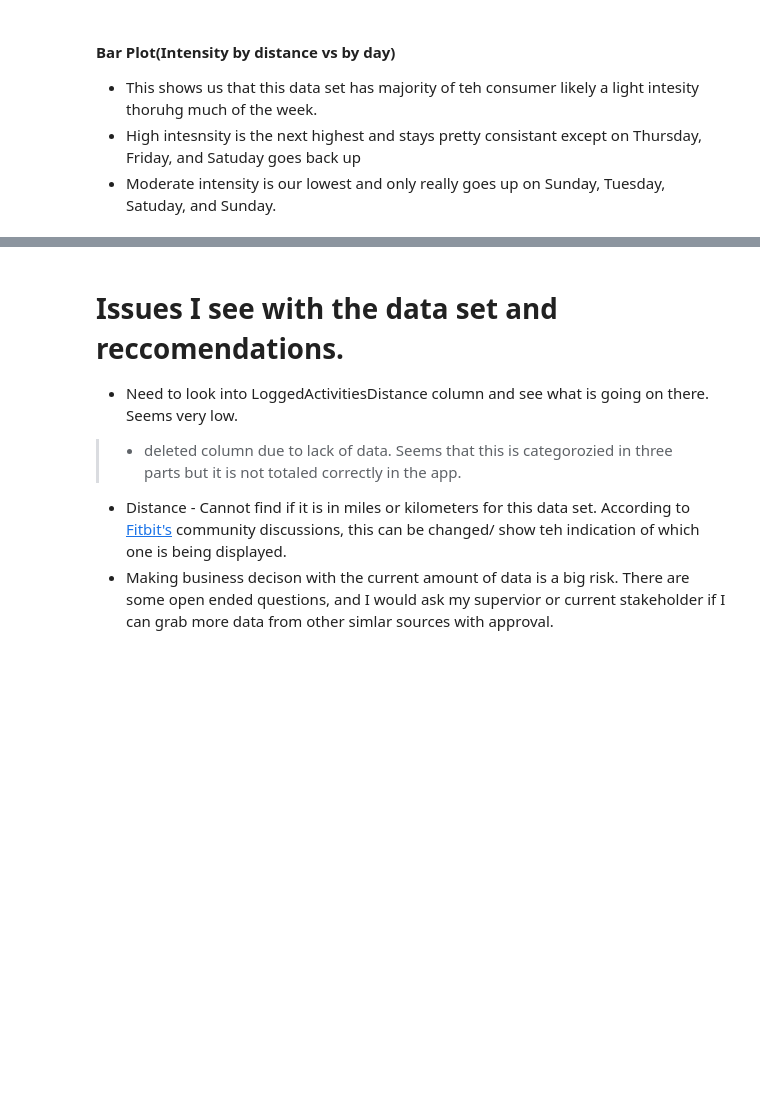
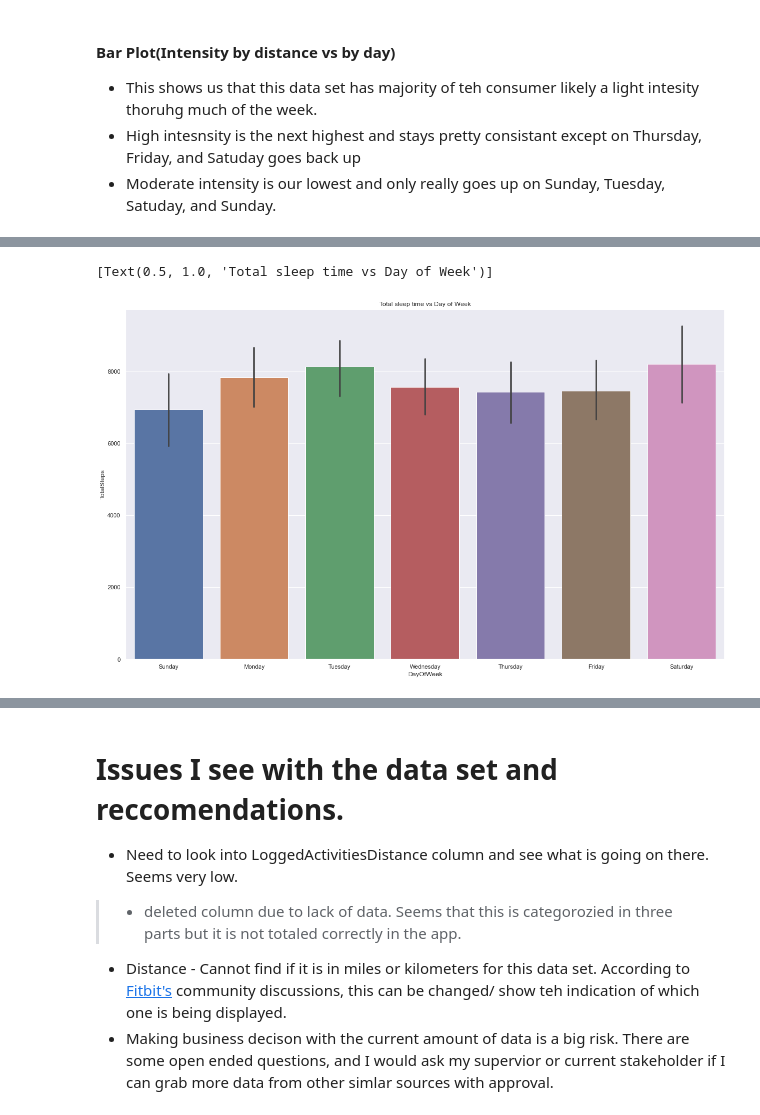
Before and after one commit to Jtrahan88/OnlineCourseWork, a Jupyter notebook: Google_Analytics/BellaBeat Project .ipynb, the cells around one changed output, grey strips where cells are left out. Drawn from its saved outputs; the diff is of its cells as text; code cells hidden in the pictures; blank space fills up the shorter version.

```diff
--- a/Google_Analytics/BellaBeat Project .ipynb
+++ b/Google_Analytics/BellaBeat Project .ipynb
@@ -378,0 +381,7 @@ sns.jointplot(data=fitbit_data, x='SedentaryMinutes', y='StepTotal', hue=DayOfWe
+# %%
+# Total sleep time compared to the day of the week
+sns.barplot(data=fitbit_data, x='DayOfWeek', y='TotalSteps', order=order)\
+.set(title=('Total sleep time vs Day of Week'))
+# %% [output]
+[Text(0.5, 1.0, 'Total sleep time vs Day of Week')]
+[figure, added]
```
Also changed, not shown: parts of 54 cells of this notebook.
